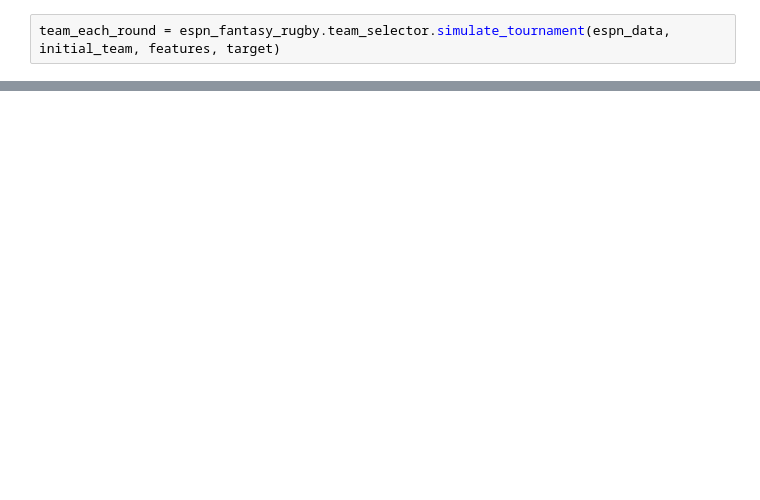
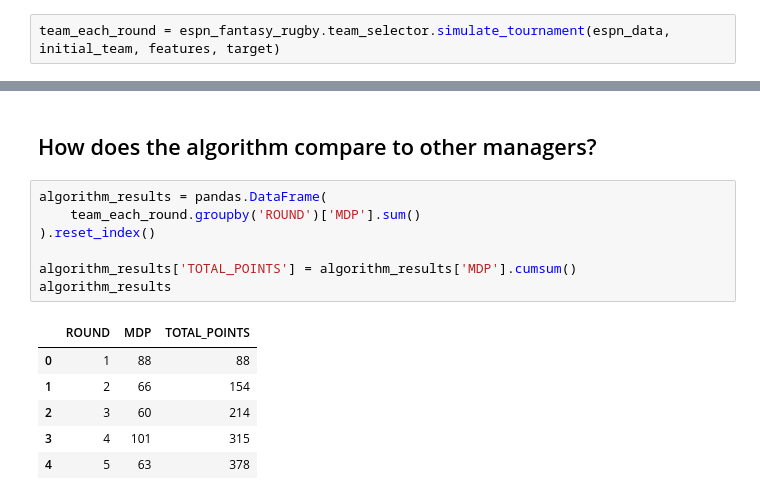
Before and after one commit to niclas-thomas/espn_fantasy_rugby, a Jupyter notebook: analytics/Team Selection.ipynb, the cells around one changed output, grey strips where cells are left out. Cells and saved outputs as stored; diff of their text form; blank space fills up the shorter version.

```diff
--- a/analytics/Team Selection.ipynb
+++ b/analytics/Team Selection.ipynb
@@ -47,0 +61,16 @@ matplotlib.pyplot.show()
+# %% [markdown]
+## How does the algorithm compare to other managers?
+# %%
+algorithm_results = pandas.DataFrame(
+    team_each_round.groupby('ROUND')['MDP'].sum()
+).reset_index()
+
+algorithm_results['TOTAL_POINTS'] = algorithm_results['MDP'].cumsum()
+algorithm_results
+# %% [output]
+|  | ROUND | MDP | TOTAL_POINTS |
+| 0 | 1 | 88 | 88 |
+| 1 | 2 | 66 | 154 |
+| 2 | 3 | 60 | 214 |
+| 3 | 4 | 101 | 315 |
+| 4 | 5 | 63 | 378 |
```
Also changed, not shown: parts of 8 cells of this notebook, 3 other files.
